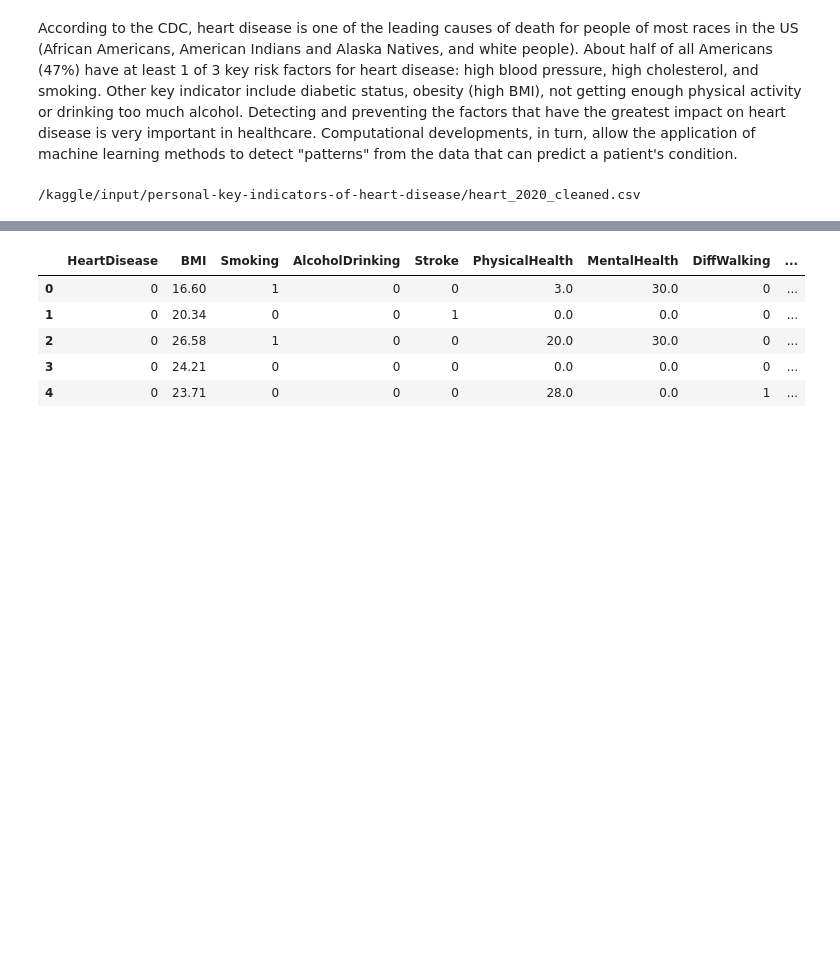
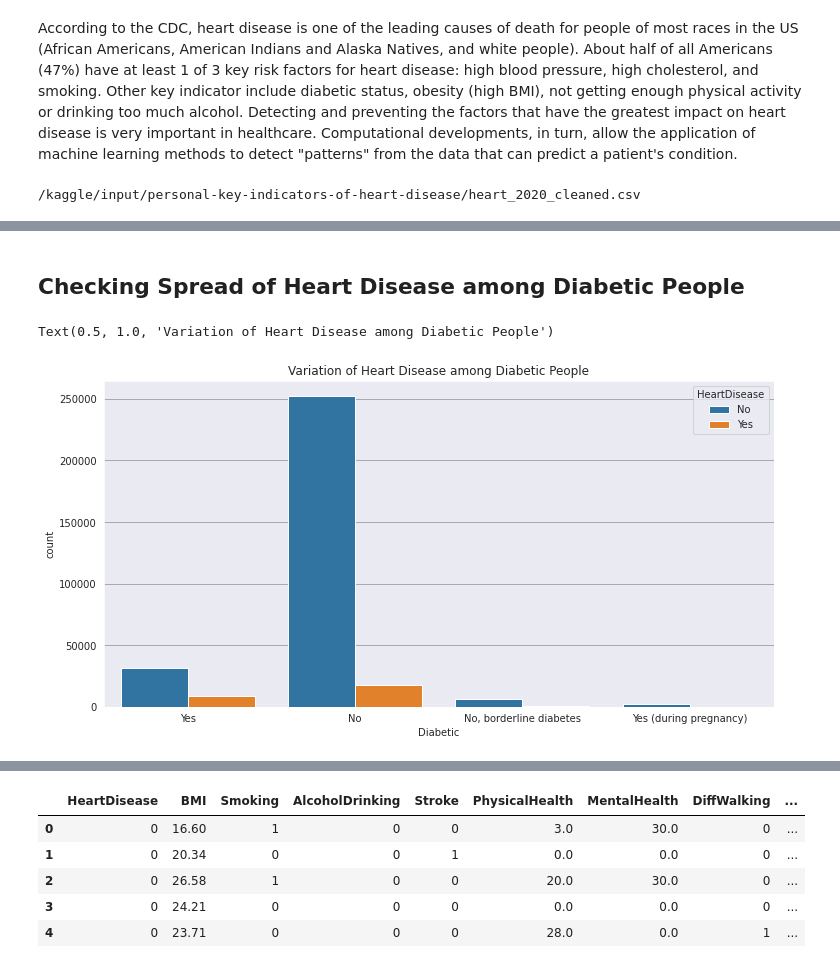
Before and after one commit to BugMasterArka/Practicing-Notebooks, a Jupyter notebook: prediction-of-heart-disease-easy.ipynb, the cells around one changed output, grey strips where cells are left out. Saved outputs shown, nothing was run; the diff lists cells and outputs as text; code cells hidden in the pictures; blank space fills up the shorter version.

```diff
--- a/prediction-of-heart-disease-easy.ipynb
+++ b/prediction-of-heart-disease-easy.ipynb
@@ -177,0 +119,11 @@ df['HeartDisease'] = df['HeartDisease'].apply(change)
+# %% [markdown]
+## Checking Spread of Heart Disease among Diabetic People
+# %%
+# This statement enlarges the image
+plt.figure(figsize=(12,6))
+# plotting the graph
+sns.countplot(df['Diabetic'],hue=df['HeartDisease'])
+plt.title('Variation of Heart Disease among Diabetic People')
+# %% [output]
+Text(0.5, 1.0, 'Variation of Heart Disease among Diabetic People')
+[figure, added]
```
Also changed, not shown: parts of 79 cells of this notebook.
